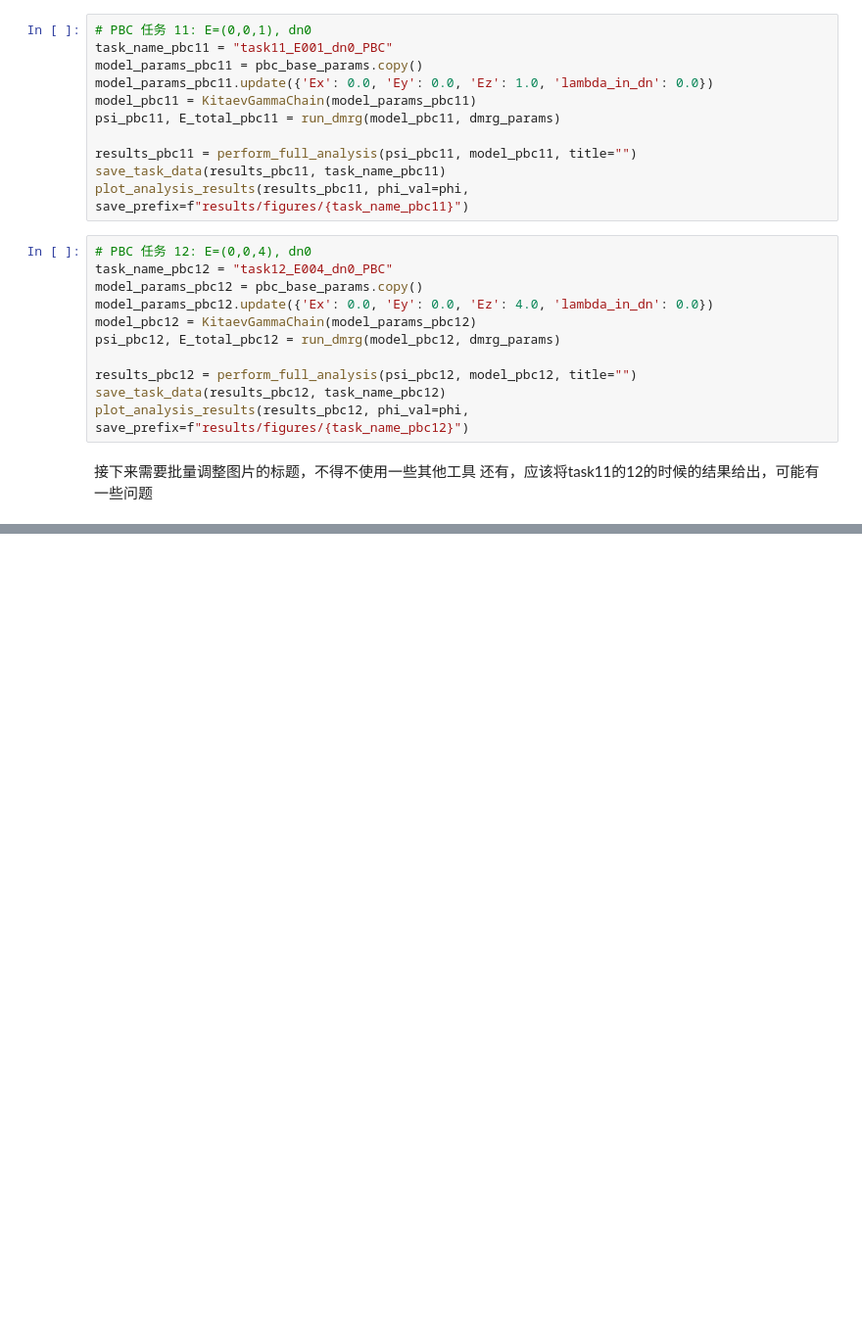
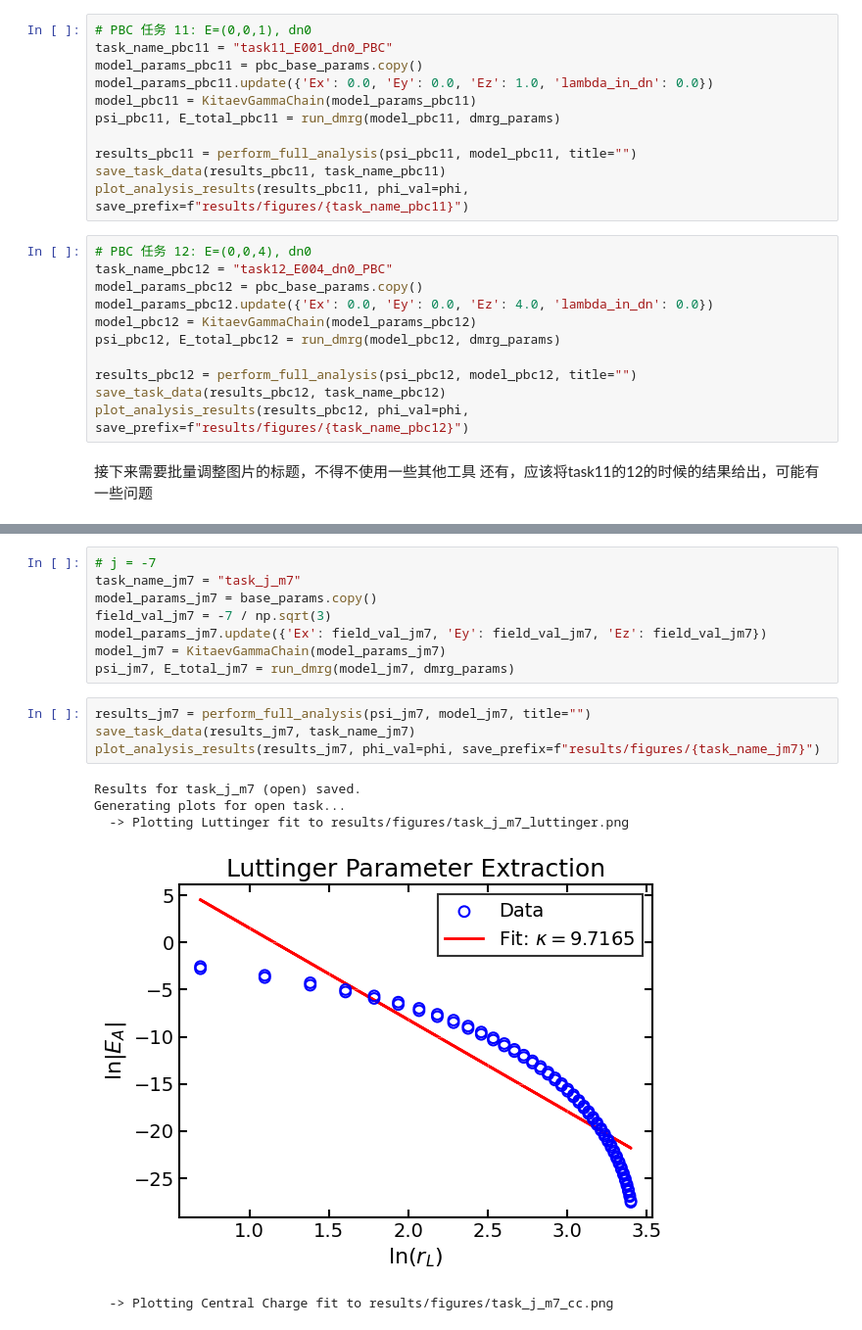
Before and after one commit to misaka19683/KSHEE, a Jupyter notebook: hamitonian.ipynb, the cells around one changed output, grey strips where cells are left out. Shown at 98% size. Cells and saved outputs as stored; diff of their text form; blank space fills up the shorter version.

```diff
--- a/hamitonian.ipynb
+++ b/hamitonian.ipynb
@@ -703,0 +766,18 @@ plot_analysis_results(results_pbc12, phi_val=phi, save_prefix=f"results/figures/
+# %%
+# j = -7
+task_name_jm7 = "task_j_m7"
+model_params_jm7 = base_params.copy()
+field_val_jm7 = -7 / np.sqrt(3)
+model_params_jm7.update({'Ex': field_val_jm7, 'Ey': field_val_jm7, 'Ez': field_val_jm7})
+model_jm7 = KitaevGammaChain(model_params_jm7)
+psi_jm7, E_total_jm7 = run_dmrg(model_jm7, dmrg_params)
+# %%
+results_jm7 = perform_full_analysis(psi_jm7, model_jm7, title="")
+save_task_data(results_jm7, task_name_jm7)
+plot_analysis_results(results_jm7, phi_val=phi, save_prefix=f"results/figures/{task_name_jm7}")
+# %% [output]
+Results for task_j_m7 (open) saved.
+Generating plots for open task...
+  -> Plotting Luttinger fit to results/figures/task_j_m7_luttinger.png
+[figure, added]
+  -> Plotting Central Charge fit to results/figures/task_j_m7_cc.png
```
Also changed, not shown: parts of 20 cells of this notebook, 1 other file.
